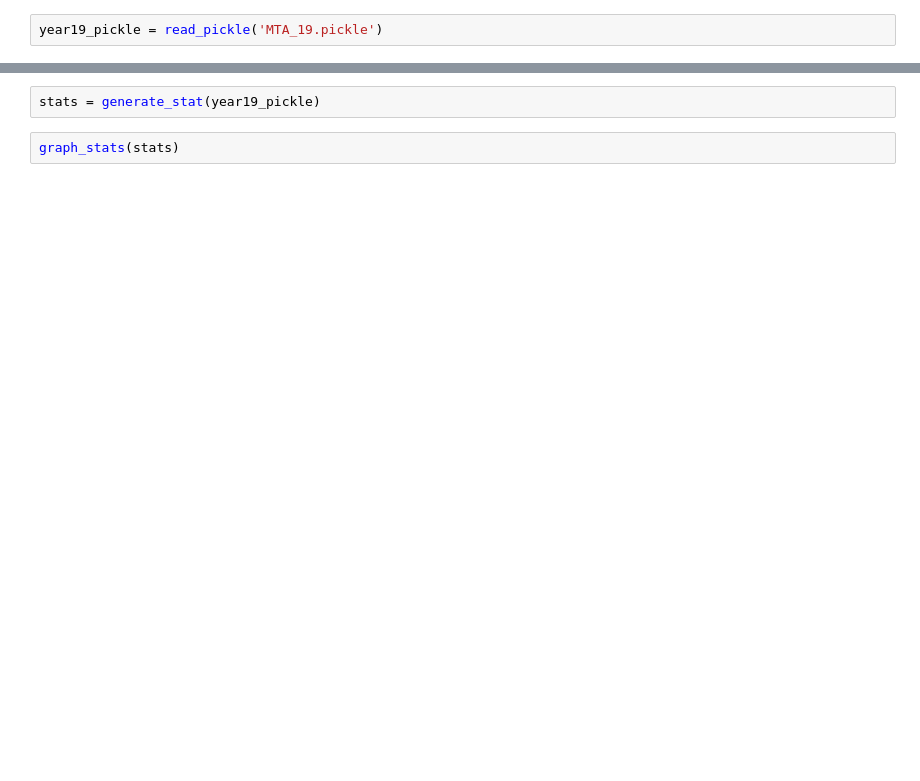
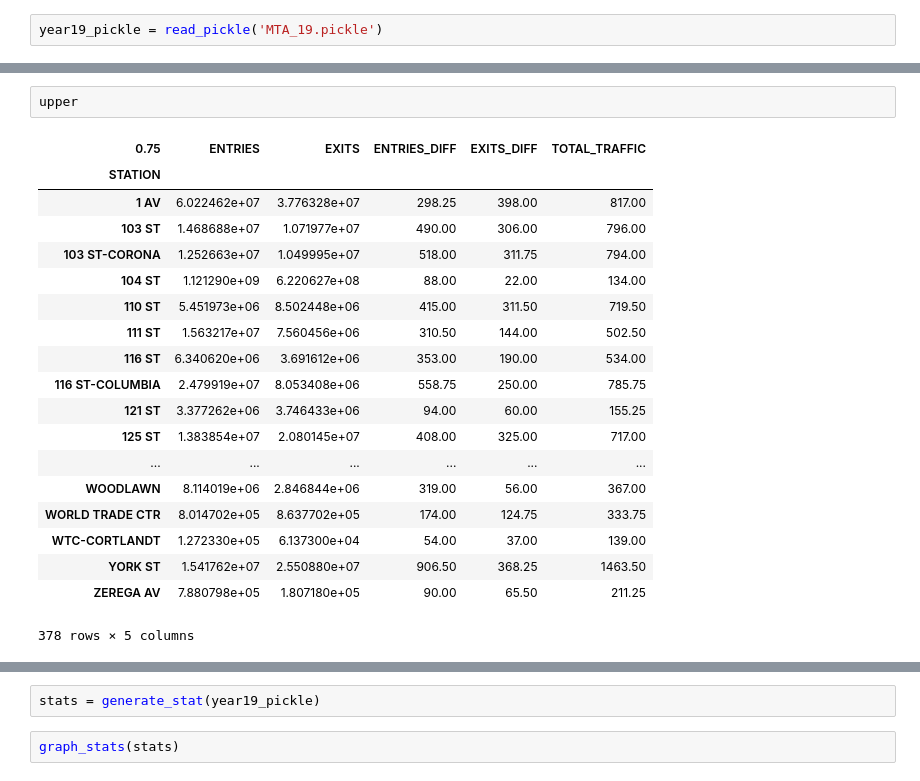
Before and after one commit to amamisa/project-01, a Jupyter notebook: project-01.ipynb, the cells around one changed output, grey strips where cells are left out. Saved outputs shown, nothing was run; the diff lists cells and outputs as text; blank space fills up the shorter version.

```diff
--- a/project-01.ipynb
+++ b/project-01.ipynb
@@ -127,0 +157,22 @@ year19_pickle = read_pickle('MTA_19.pickle')
+# %%
+upper
+# %% [output]
+| 0.75 | ENTRIES | EXITS | ENTRIES_DIFF | EXITS_DIFF | TOTAL_TRAFFIC |
+| STATION |  |  |  |  |  |
+| 1 AV | 6.022462e+07 | 3.776328e+07 | 298.25 | 398.00 | 817.00 |
+| 103 ST | 1.468688e+07 | 1.071977e+07 | 490.00 | 306.00 | 796.00 |
+| 103 ST-CORONA | 1.252663e+07 | 1.049995e+07 | 518.00 | 311.75 | 794.00 |
+| 104 ST | 1.121290e+09 | 6.220627e+08 | 88.00 | 22.00 | 134.00 |
+| 110 ST | 5.451973e+06 | 8.502448e+06 | 415.00 | 311.50 | 719.50 |
+| 111 ST | 1.563217e+07 | 7.560456e+06 | 310.50 | 144.00 | 502.50 |
+| 116 ST | 6.340620e+06 | 3.691612e+06 | 353.00 | 190.00 | 534.00 |
+| 116 ST-COLUMBIA | 2.479919e+07 | 8.053408e+06 | 558.75 | 250.00 | 785.75 |
+| 121 ST | 3.377262e+06 | 3.746433e+06 | 94.00 | 60.00 | 155.25 |
+| 125 ST | 1.383854e+07 | 2.080145e+07 | 408.00 | 325.00 | 717.00 |
+| ... | ... | ... | ... | ... | ... |
+| WOODLAWN | 8.114019e+06 | 2.846844e+06 | 319.00 | 56.00 | 367.00 |
+| WORLD TRADE CTR | 8.014702e+05 | 8.637702e+05 | 174.00 | 124.75 | 333.75 |
+| WTC-CORTLANDT | 1.272330e+05 | 6.137300e+04 | 54.00 | 37.00 | 139.00 |
+| YORK ST | 1.541762e+07 | 2.550880e+07 | 906.50 | 368.25 | 1463.50 |
+| ZEREGA AV | 7.880798e+05 | 1.807180e+05 | 90.00 | 65.50 | 211.25 |
+378 rows × 5 columns
```
Also changed, not shown: parts of 22 cells of this notebook.
